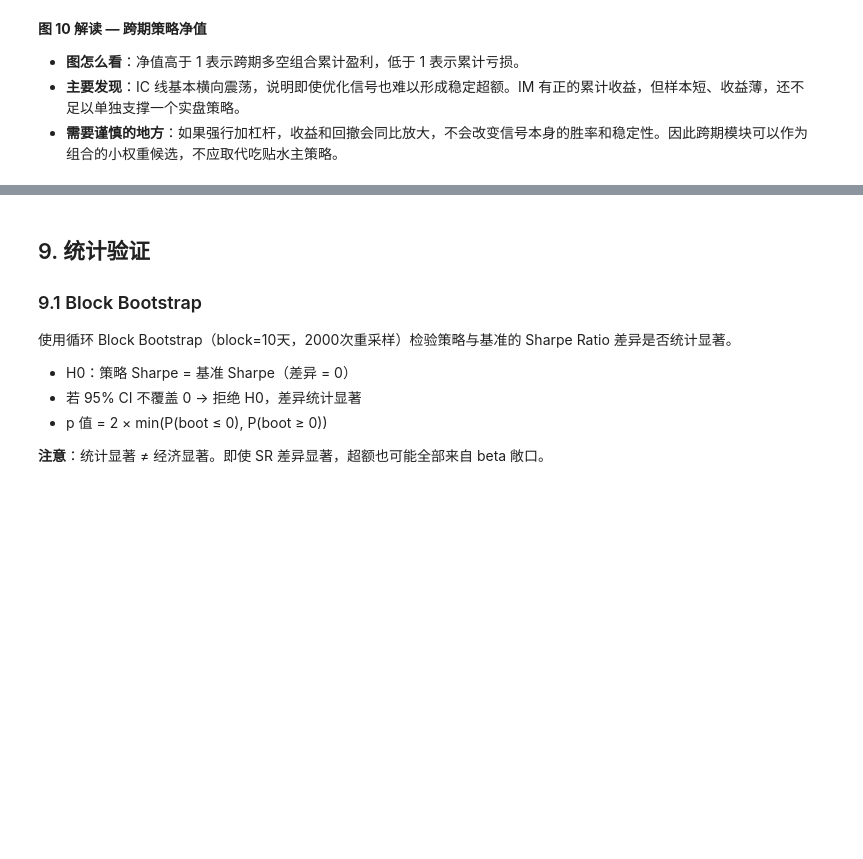
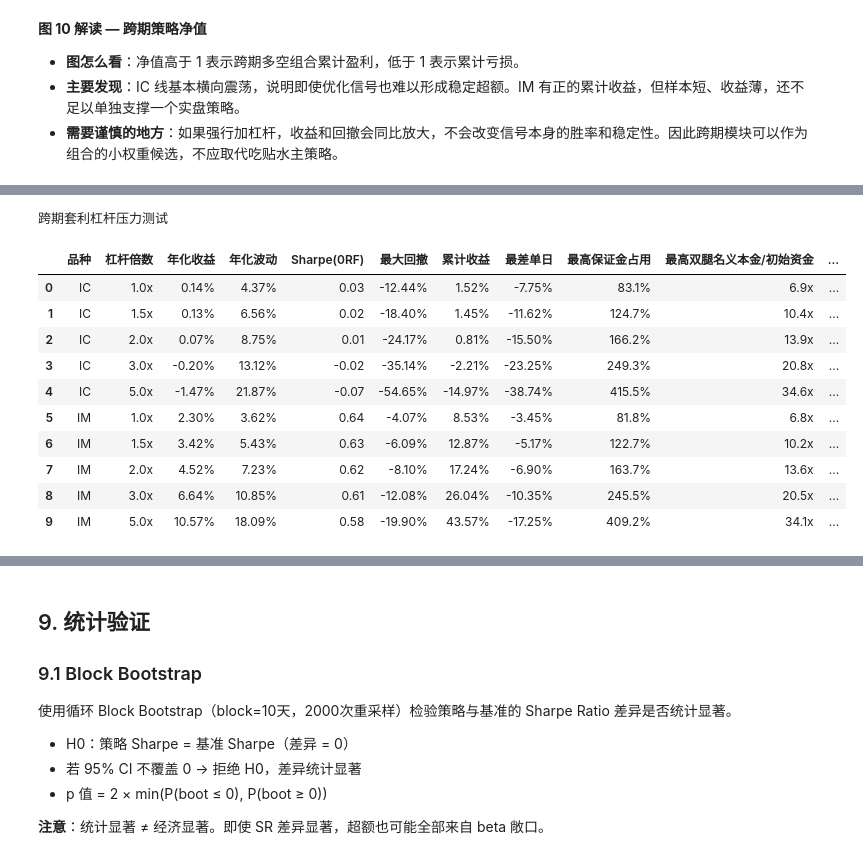
Before and after one commit to epiphany24262/stock_index_future, a Jupyter notebook: notebooks/股指期货套利策略研究.ipynb, the cells around one changed output, grey strips where cells are left out. Saved outputs shown, nothing was run; the diff lists cells and outputs as text; code cells hidden in the pictures; blank space fills up the shorter version.

```diff
--- a/notebooks/股指期货套利策略研究.ipynb
+++ b/notebooks/股指期货套利策略研究.ipynb
@@ -2186,0 +2193,75 @@ plt.show()
+# %%
+leverage_grid = [1.0, 1.5, 2.0, 3.0, 5.0]
+calendar_leverage = {}
+leverage_rows = []
+
+for product in ['IC', 'IM']:
+    base = calendar_selected[product]
+    base_ret = np.asarray(base['daily_ret'], dtype=float)
+    pairs = base['pairs'].reset_index(drop=True)
+    active = np.asarray(base['position'] != 0, dtype=float)
+    base_gross_notional = (pairs['front_close'].values + pairs['next_close'].values) * MULTIPLIER * 2
+
+    calendar_leverage[product] = {}
+    for lev in leverage_grid:
+        levered_ret = base_ret * lev
+        one_plus = 1 + levered_ret
+        ruined = bool(np.any(one_plus <= 0))
+        if ruined:
+            first_ruin = int(np.where(one_plus <= 0)[0][0])
+            nav = np.empty_like(levered_ret)
+            nav[:first_ruin] = CAPITAL * np.cumprod(one_plus[:first_ruin])
+            nav[first_ruin:] = np.nan
+        else:
+            nav = CAPITAL * np.cumprod(one_plus)
+        m = spread_metrics(np.nan_to_num(levered_ret, nan=0.0), np.nan_to_num(nav, nan=1.0))
+        margin_usage = active * base_gross_notional * lev * MARGIN_RATE / CAPITAL
+        gross_usage = active * base_gross_notional * lev / CAPITAL
+        calendar_leverage[product][lev] = {'nav': nav, 'daily_ret': levered_ret, 'margin_usage': margin_usage}
+        leverage_rows.append({
+            'product': product,
+            'leverage': lev,
+            'ann_ret': m['ann_ret'],
+            'ann_vol': m['ann_vol'],
+            'sharpe_0rf': m['sharpe_0rf'],
+            'max_dd': m['max_dd'],
+            'cum_ret': m['cum_ret'],
+            'worst_day': float(np.nanmin(levered_ret)),
+            'max_margin_usage': float(np.nanmax(margin_usage)),
+            'max_gross_notional': float(np.nanmax(gross_usage)),
+            'ruined': ruined,
+        })
+
+calendar_leverage_df = pd.DataFrame(leverage_rows)
+
+lev_cols = {
+    'product': '\u54c1\u79cd', 'leverage': '\u6760\u6746\u500d\u6570',
+    'ann_ret': '\u5e74\u5316\u6536\u76ca', 'ann_vol': '\u5e74\u5316\u6ce2\u52a8',
+    'sharpe_0rf': 'Sharpe(0RF)', 'max_dd': '\u6700\u5927\u56de\u64a4',
+    'cum_ret': '\u7d2f\u8ba1\u6536\u76ca', 'worst_day': '\u6700\u5dee\u5355\u65e5',
+    'max_margin_usage': '\u6700\u9ad8\u4fdd\u8bc1\u91d1\u5360\u7528',
+    'max_gross_notional': '\u6700\u9ad8\u53cc\u817f\u540d\u4e49\u672c\u91d1/\u521d\u59cb\u8d44\u91d1',
+    'ruined': '\u662f\u5426\u7a7f\u4ed3',
+}
+lev_fmt = {
+    '\u6760\u6746\u500d\u6570': '{:.1f}x', '\u5e74\u5316\u6536\u76ca': '{:.2%}',
+    '\u5e74\u5316\u6ce2\u52a8': '{:.2%}', 'Sharpe(0RF)': '{:.2f}',
+    '\u6700\u5927\u56de\u64a4': '{:.2%}', '\u7d2f\u8ba1\u6536\u76ca': '{:.2%}',
+    '\u6700\u5dee\u5355\u65e5': '{:.2%}', '\u6700\u9ad8\u4fdd\u8bc1\u91d1\u5360\u7528': '{:.1%}',
+    '\u6700\u9ad8\u53cc\u817f\u540d\u4e49\u672c\u91d1/\u521d\u59cb\u8d44\u91d1': '{:.1f}x',
+}
+
+display(calendar_leverage_df.rename(columns=lev_cols).style.format(lev_fmt).set_caption('\u8de8\u671f\u5957\u5229\u6760\u6746\u538b\u529b\u6d4b\u8bd5'))
+# %% [output]
+跨期套利杠杆压力测试
+|  | 品种 | 杠杆倍数 | 年化收益 | 年化波动 | Sharpe(0RF) | 最大回撤 | 累计收益 | 最差单日 | 最高保证金占用 | 最高双腿名义本金/初始资金 | ... |
+| 0 | IC | 1.0x | 0.14% | 4.37% | 0.03 | -12.44% | 1.52% | -7.75% | 83.1% | 6.9x | ... |
+| 1 | IC | 1.5x | 0.13% | 6.56% | 0.02 | -18.40% | 1.45% | -11.62% | 124.7% | 10.4x | ... |
+| 2 | IC | 2.0x | 0.07% | 8.75% | 0.01 | -24.17% | 0.81% | -15.50% | 166.2% | 13.9x | ... |
+| 3 | IC | 3.0x | -0.20% | 13.12% | -0.02 | -35.14% | -2.21% | -23.25% | 249.3% | 20.8x | ... |
+| 4 | IC | 5.0x | -1.47% | 21.87% | -0.07 | -54.65% | -14.97% | -38.74% | 415.5% | 34.6x | ... |
+| 5 | IM | 1.0x | 2.30% | 3.62% | 0.64 | -4.07% | 8.53% | -3.45% | 81.8% | 6.8x | ... |
+| 6 | IM | 1.5x | 3.42% | 5.43% | 0.63 | -6.09% | 12.87% | -5.17% | 122.7% | 10.2x | ... |
+| 7 | IM | 2.0x | 4.52% | 7.23% | 0.62 | -8.10% | 17.24% | -6.90% | 163.7% | 13.6x | ... |
+| 8 | IM | 3.0x | 6.64% | 10.85% | 0.61 | -12.08% | 26.04% | -10.35% | 245.5% | 20.5x | ... |
+| 9 | IM | 5.0x | 10.57% | 18.09% | 0.58 | -19.90% | 43.57% | -17.25% | 409.2% | 34.1x | ... |
```
Also changed, not shown: parts of 5 cells of this notebook, 4 other files.
